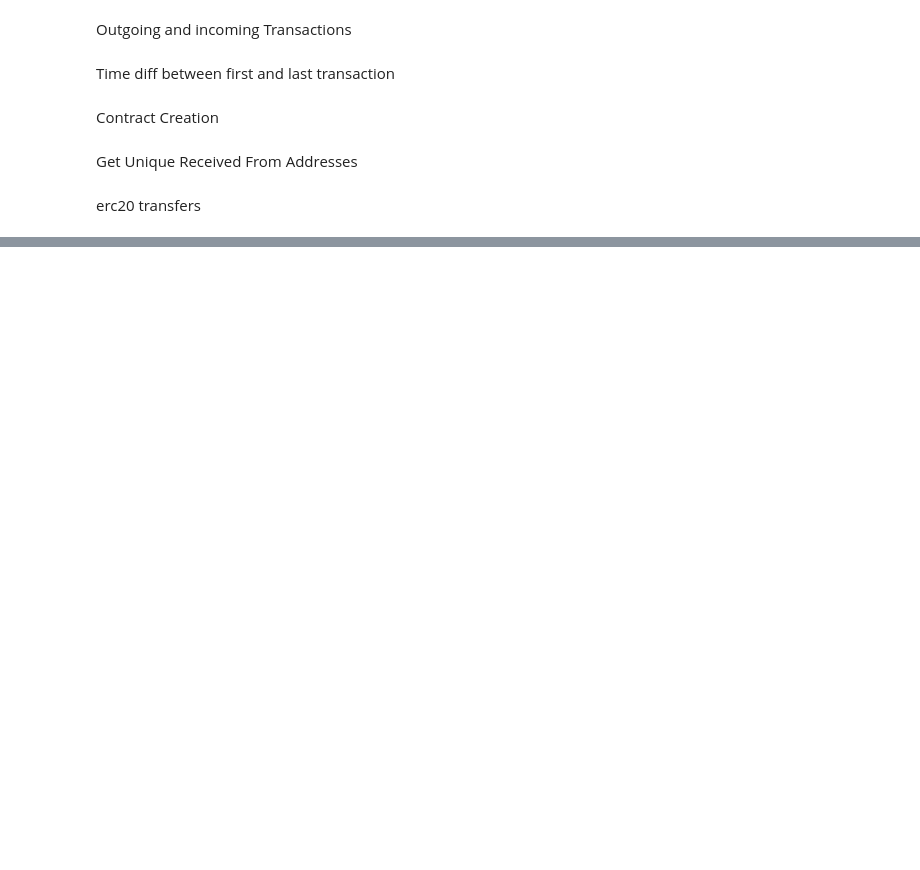
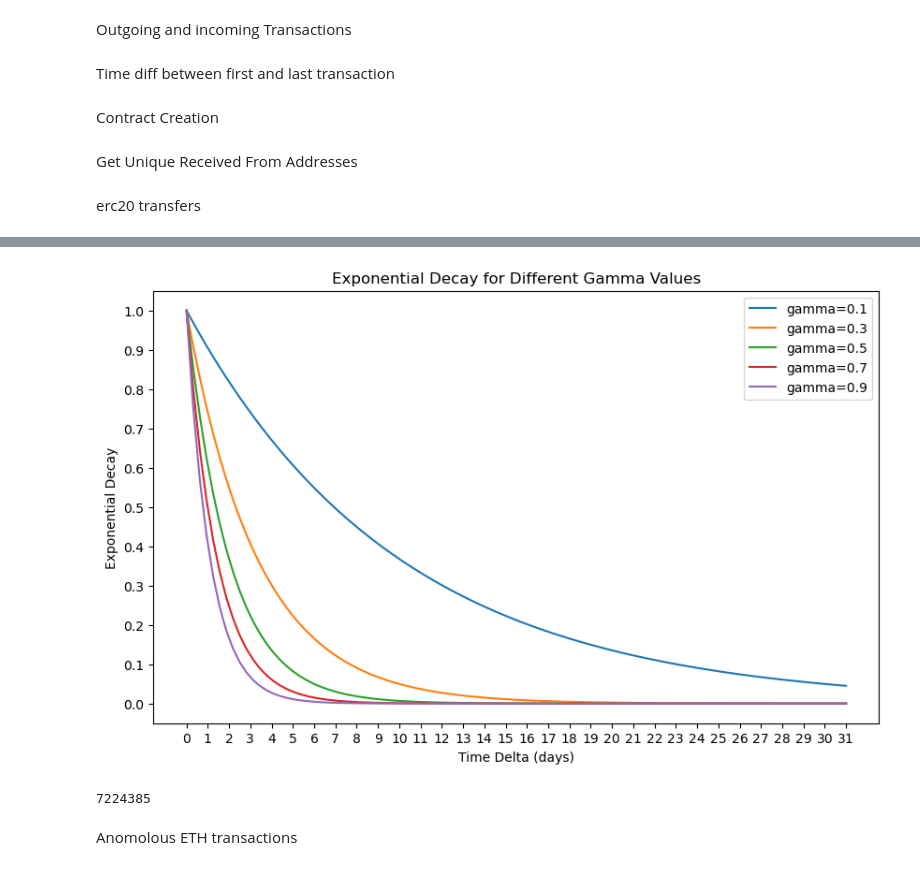
Before and after one commit to nat-rng/7CCSMPRJ, a Jupyter notebook: data_processing.ipynb, the cells around one changed output, grey strips where cells are left out. Drawn from its saved outputs; the diff is of its cells as text; code cells hidden in the pictures; blank space fills up the shorter version.

```diff
--- a/data_processing.ipynb
+++ b/data_processing.ipynb
@@ -123,0 +415,27 @@ num_unique_erc20tokens_out = num_unique_erc20tokens_out.withColumnRenamed("from_
+# %%
+import numpy as np
+import matplotlib.pyplot as plt
+
+time_delta = np.linspace(0, 31, 100)
+gammas = [0.1, 0.3, 0.5, 0.7, 0.9]  # different gamma values
+
+# Create a new figure with a specified size
+plt.figure(figsize=(10, 6))  # You can adjust the size as needed
+
+# Plot the exponential decay for each gamma
+for gamma in gammas:
+    decay = np.exp(-gamma * time_delta)
+    plt.plot(time_delta, decay, label=f'gamma={gamma}')
+
+plt.title('Exponential Decay for Different Gamma Values')
+plt.xlabel('Time Delta (days)')
+plt.ylabel('Exponential Decay')
+
+# Set x and y ticks
+plt.xticks(np.arange(0, max(time_delta)+1, 1))
+plt.yticks(np.arange(0, 1.1, 0.1))  # assuming the max decay value to be 1
+
+plt.legend()
+plt.show()
+# %% [output]
+[figure, added]
@@ -123,0 +444,7 @@ num_unique_erc20tokens_out = num_unique_erc20tokens_out.withColumnRenamed("from_
+# %%
+recency_test = pd.read_parquet("data/parquet_files/recency_avg.parquet")
+print(len(recency_test))
+# %% [output]
+7224385
+# %% [markdown]
+Anomolous ETH transactions
```
Also changed, not shown: parts of 50 cells of this notebook, 13 other files.
